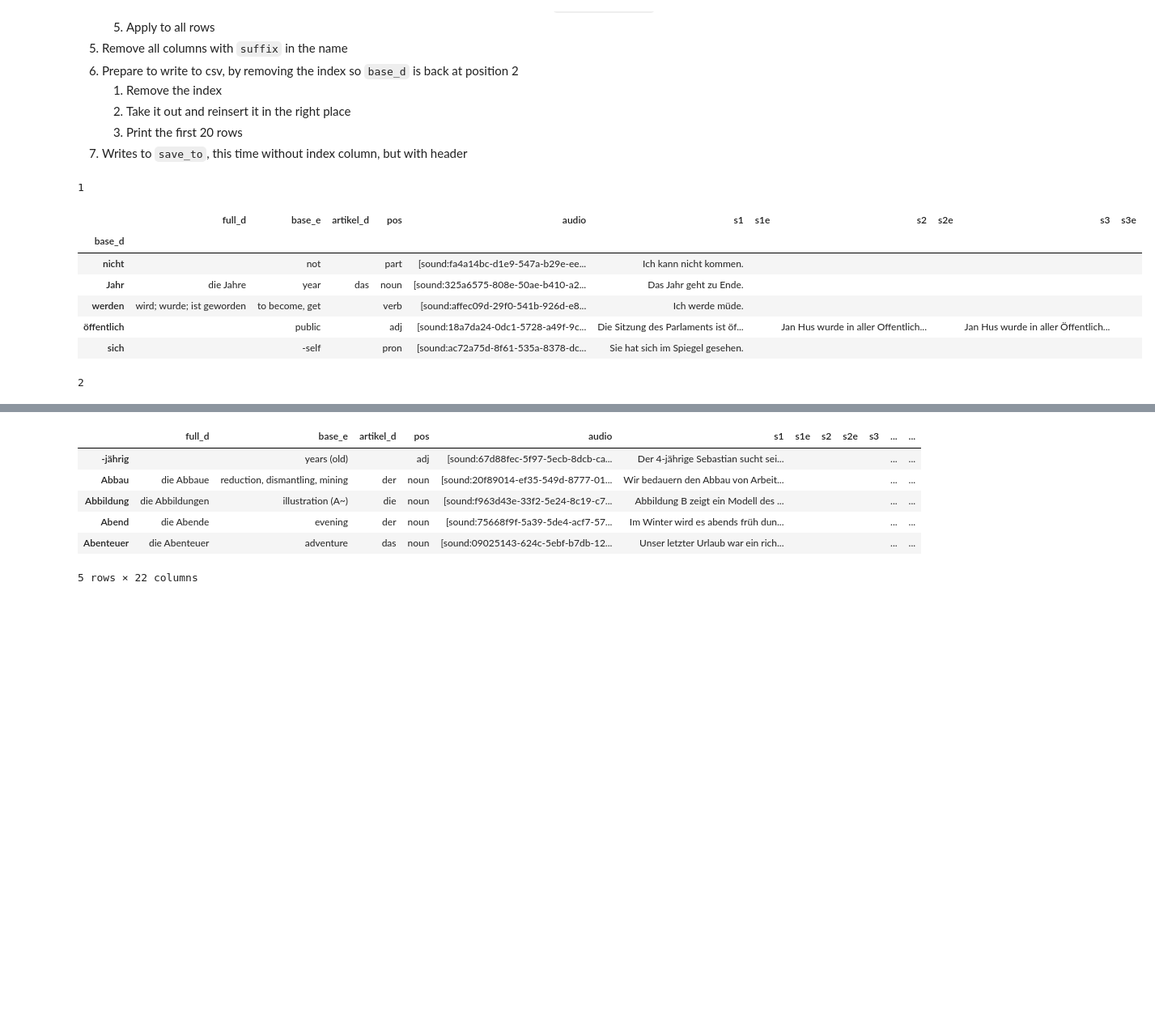
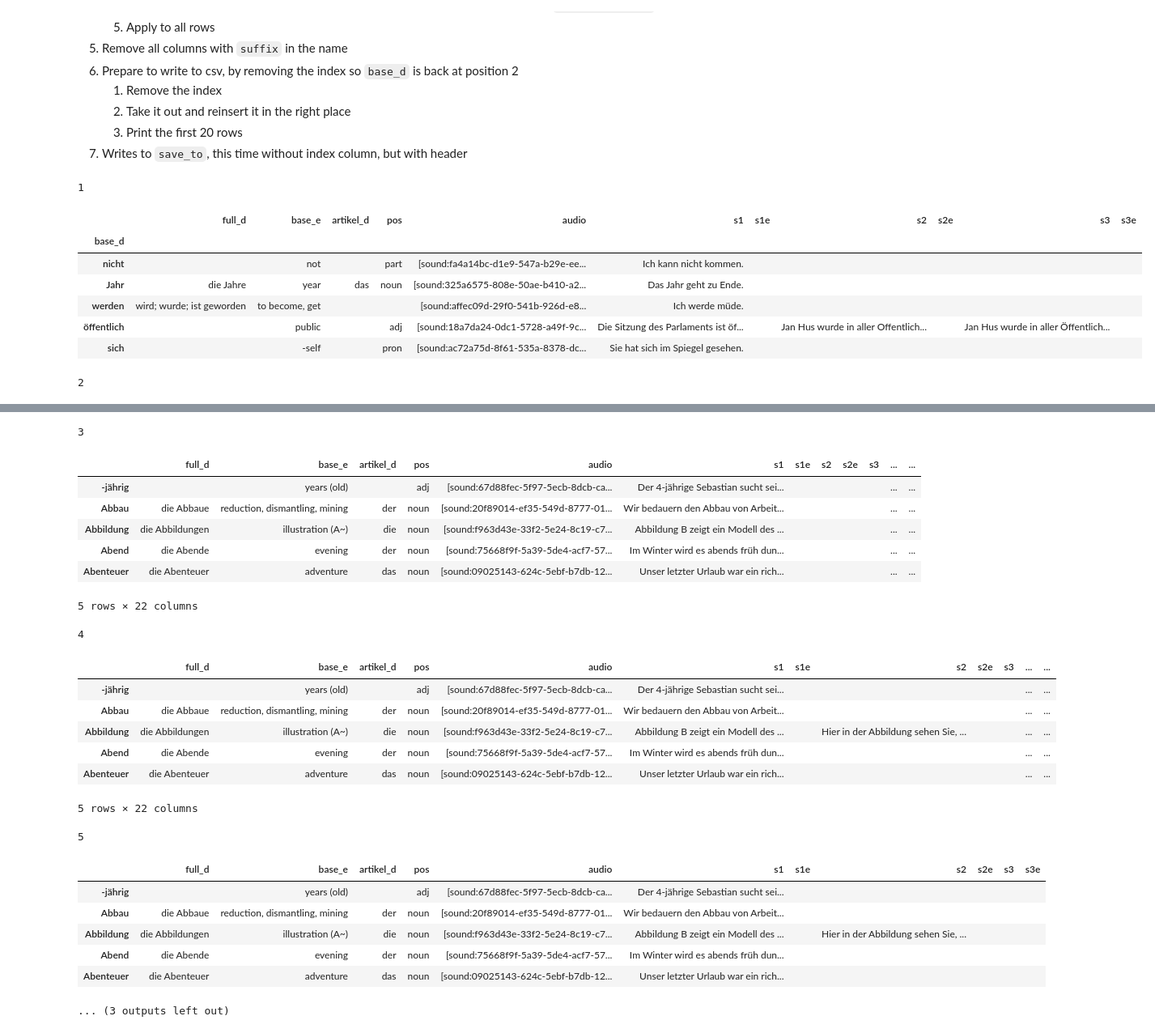
Before and after one commit to gotofritz/jupyter, a Jupyter notebook: katas/pandas_katas/006_pandas_anki.ipynb, the cells around one changed output, grey strips where cells are left out. Shown: that part at 81% size. Drawn from its saved outputs; the diff is of its cells as text; code cells hidden in the pictures; blank space fills up the shorter version.

```diff
--- a/katas/pandas_katas/006_pandas_anki.ipynb
+++ b/katas/pandas_katas/006_pandas_anki.ipynb
@@ -349,36 +276,22 @@ True
 # %%
 file_last_step = "006_4000_words_step_2.tsv"
 df_4000_words_4 = None
 
 file_to_merge = "006_Goethe_words.tsv"
 df_goethe = None
 
 suffix = '_goethe'
 default_columns = ["artikel_d", "full_d", "base_e"]
 save_to = "006_merged.tsv"
 
 # solution
-1
-df_4000_words_4 = pd.read_csv(file_last_step, sep="\t", index_col=2).fillna("")
-df_4000_words_4.head()
-
-2
-df_goethe = pd.read_csv(file_to_merge, sep="\t", index_col=2, header=None, names=df_4000_words_4.columns).fillna("")
-df_goethe.head()
-
-
-merged_df = df_4000_words_4.merge(df_goethe, left_index=True, right_index=True, how="outer", suffixes=["", suffix]).fillna("")
-merged_df.head()
-
-def move_across(row):
-    cols = row[[f"s1{suffix}", f"s2{suffix}", f"s3{suffix}"]]
 # %% [output]
 1
 |  | full_d | base_e | artikel_d | pos | audio | s1 | s1e | s2 | s2e | s3 | s3e |
 | base_d |  |  |  |  |  |  |  |  |  |  |  |
 | nicht |  | not |  | part | [sound:fa4a14bc-d1e9-547a-b29e-ee... | Ich kann nicht kommen. |  |  |  |  |  |
 | Jahr | die Jahre | year | das | noun | [sound:325a6575-808e-50ae-b410-a2... | Das Jahr geht zu Ende. |  |  |  |  |  |
-| werden | wird; wurde; ist geworden | to become, get |  | verb | [sound:affec09d-29f0-541b-926d-e8... | Ich werde müde. |  |  |  |  |  |
+| werden | wird; wurde; ist geworden | to become, get |  |  | [sound:affec09d-29f0-541b-926d-e8... | Ich werde müde. |  |  |  |  |  |
 | öffentlich |  | public |  | adj | [sound:18a7da24-0dc1-5728-a49f-9c... | Die Sitzung des Parlaments ist öf... |  | Jan Hus wurde in aller Offentlich... |  | Jan Hus wurde in aller Öffentlich... |  |
 | sich |  | -self |  | pron | [sound:ac72a75d-8f61-535a-8378-dc... | Sie hat sich im Spiegel gesehen. |  |  |  |  |  |
 2
@@ -388,13 +301,30 @@ def move_across(row):
 | aber | aber | but |  |  |  | Heute kann ich nicht, aber morgen... | I can not today, but certainly to... | Es lag sehr viel Schnee, aber Enz... | There was a lot of snow, but Enzo... | Wir haben nur eine kleine Wohnung... | We only have a small apartment, b... |
 | Abfall | der Abfall, -"e | waste, rubbish, garbage (not M~) | der |  |  | Werfen Sie den Bioabfall in die g... | Throw the bio-waste into the gree... |  |  |  |  |
 | abfahren | abfahren, fährt ab, fuhr ab, ist ... | to depart |  |  |  | Unser Zug ist pünktlich abgefahren. | Our train left on time. |  |  |  |  |
+3
 |  | full_d | base_e | artikel_d | pos | audio | s1 | s1e | s2 | s2e | s3 | ... | ... |
 | -jährig |  | years (old) |  | adj | [sound:67d88fec-5f97-5ecb-8dcb-ca... | Der 4-jährige Sebastian sucht sei... |  |  |  |  | ... | ... |
 | Abbau | die Abbaue | reduction, dismantling, mining | der | noun | [sound:20f89014-ef35-549d-8777-01... | Wir bedauern den Abbau von Arbeit... |  |  |  |  | ... | ... |
 | Abbildung | die Abbildungen | illustration (A~) | die | noun | [sound:f963d43e-33f2-5e24-8c19-c7... | Abbildung B zeigt ein Modell des ... |  |  |  |  | ... | ... |
 | Abend | die Abende | evening | der | noun | [sound:75668f9f-5a39-5de4-acf7-57... | Im Winter wird es abends früh dun... |  |  |  |  | ... | ... |
 | Abenteuer | die Abenteuer | adventure | das | noun | [sound:09025143-624c-5ebf-b7db-12... | Unser letzter Urlaub war ein rich... |  |  |  |  | ... | ... |
-5 rows × 22 columns
+5 rows × 22 columns
+4
+|  | full_d | base_e | artikel_d | pos | audio | s1 | s1e | s2 | s2e | s3 | ... | ... |
+| -jährig |  | years (old) |  | adj | [sound:67d88fec-5f97-5ecb-8dcb-ca... | Der 4-jährige Sebastian sucht sei... |  |  |  |  | ... | ... |
+| Abbau | die Abbaue | reduction, dismantling, mining | der | noun | [sound:20f89014-ef35-549d-8777-01... | Wir bedauern den Abbau von Arbeit... |  |  |  |  | ... | ... |
+| Abbildung | die Abbildungen | illustration (A~) | die | noun | [sound:f963d43e-33f2-5e24-8c19-c7... | Abbildung B zeigt ein Modell des ... |  | Hier in der Abbildung sehen Sie, ... |  |  | ... | ... |
+| Abend | die Abende | evening | der | noun | [sound:75668f9f-5a39-5de4-acf7-57... | Im Winter wird es abends früh dun... |  |  |  |  | ... | ... |
+| Abenteuer | die Abenteuer | adventure | das | noun | [sound:09025143-624c-5ebf-b7db-12... | Unser letzter Urlaub war ein rich... |  |  |  |  | ... | ... |
+5 rows × 22 columns
+5
+|  | full_d | base_e | artikel_d | pos | audio | s1 | s1e | s2 | s2e | s3 | s3e |
+| -jährig |  | years (old) |  | adj | [sound:67d88fec-5f97-5ecb-8dcb-ca... | Der 4-jährige Sebastian sucht sei... |  |  |  |  |  |
+| Abbau | die Abbaue | reduction, dismantling, mining | der | noun | [sound:20f89014-ef35-549d-8777-01... | Wir bedauern den Abbau von Arbeit... |  |  |  |  |  |
+| Abbildung | die Abbildungen | illustration (A~) | die | noun | [sound:f963d43e-33f2-5e24-8c19-c7... | Abbildung B zeigt ein Modell des ... |  | Hier in der Abbildung sehen Sie, ... |  |  |  |
+| Abend | die Abende | evening | der | noun | [sound:75668f9f-5a39-5de4-acf7-57... | Im Winter wird es abends früh dun... |  |  |  |  |  |
+| Abenteuer | die Abenteuer | adventure | das | noun | [sound:09025143-624c-5ebf-b7db-12... | Unser letzter Urlaub war ein rich... |  |  |  |  |  |
+... (3 outputs left out)
 # %% [markdown]
 ### 006.005 Add parts of speech
 
```
Also changed, not shown: parts of 7 cells of this notebook, 10 other files.
